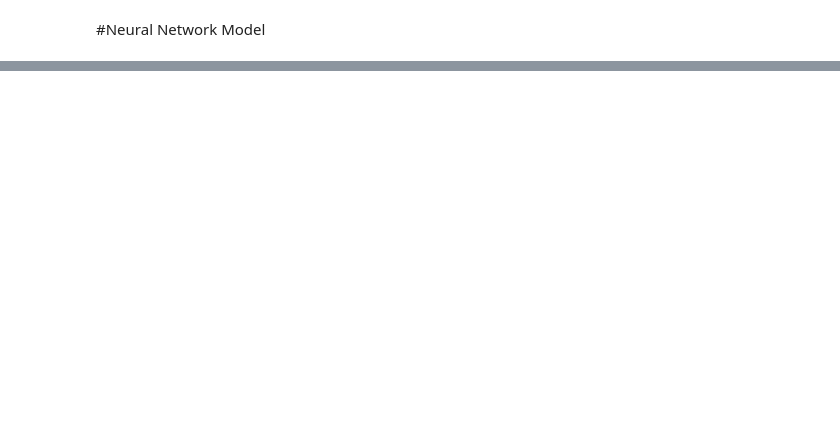
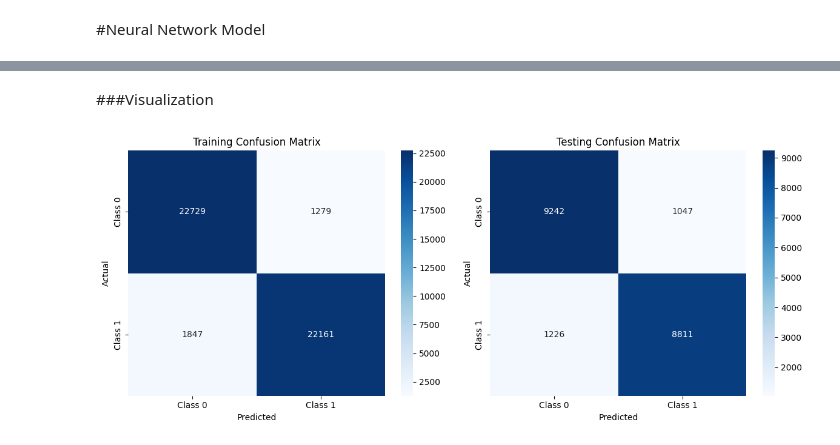
Before and after one commit to AsminiKOD/ClientPredicting, a Jupyter notebook: Neural_Networks.ipynb, the cells around one changed output, grey strips where cells are left out. Saved outputs shown, nothing was run; the diff lists cells and outputs as text; code cells hidden in the pictures; blank space fills up the shorter version.

Commit message:
Visualize using Colab

```diff
--- a/Neural_Networks.ipynb
+++ b/Neural_Networks.ipynb
@@ -72,0 +73,31 @@ weighted avg       0.89      0.89      0.89     20326
+# %% [markdown]
+###Visualization
+# %%
+import matplotlib.pyplot as plt
+import seaborn as sns
+from sklearn.metrics import confusion_matrix
+
+# Compute confusion matrix for training data
+train_cm = confusion_matrix(y_train_balanced, y_train_pred)
+test_cm = confusion_matrix(y_test, y_test_pred)
+
+# Visualize confusion matrix for training data
+plt.figure(figsize=(12, 5))
+
+plt.subplot(1, 2, 1)
+sns.heatmap(train_cm, annot=True, fmt='d', cmap='Blues', xticklabels=['Class 0', 'Class 1'], yticklabels=['Class 0', 'Class 1'])
+plt.title('Training Confusion Matrix')
+plt.xlabel('Predicted')
+plt.ylabel('Actual')
+
+# Visualize confusion matrix for testing data
+plt.subplot(1, 2, 2)
+sns.heatmap(test_cm, annot=True, fmt='d', cmap='Blues', xticklabels=['Class 0', 'Class 1'], yticklabels=['Class 0', 'Class 1'])
+plt.title('Testing Confusion Matrix')
+plt.xlabel('Predicted')
+plt.ylabel('Actual')
+
+plt.tight_layout()
+plt.show()
+# %% [output]
+[figure, added]
```
Also changed, not shown: parts of 1 cell of this notebook.
